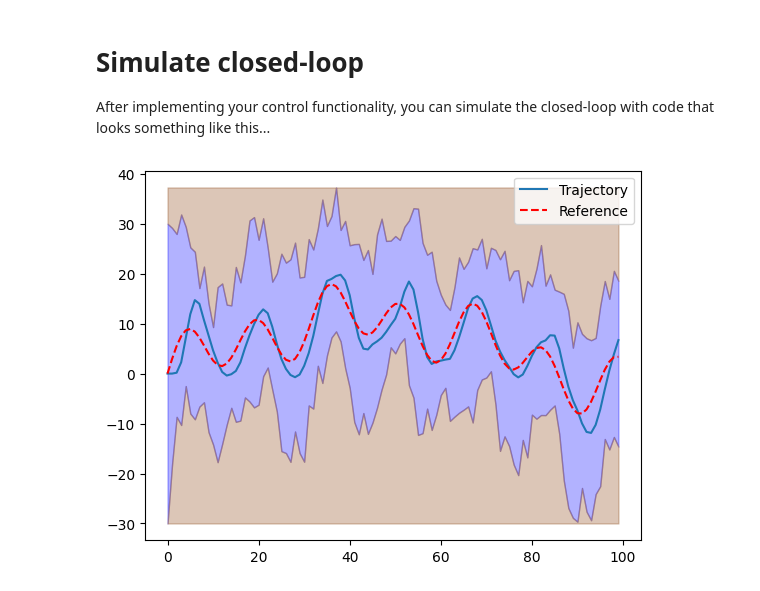
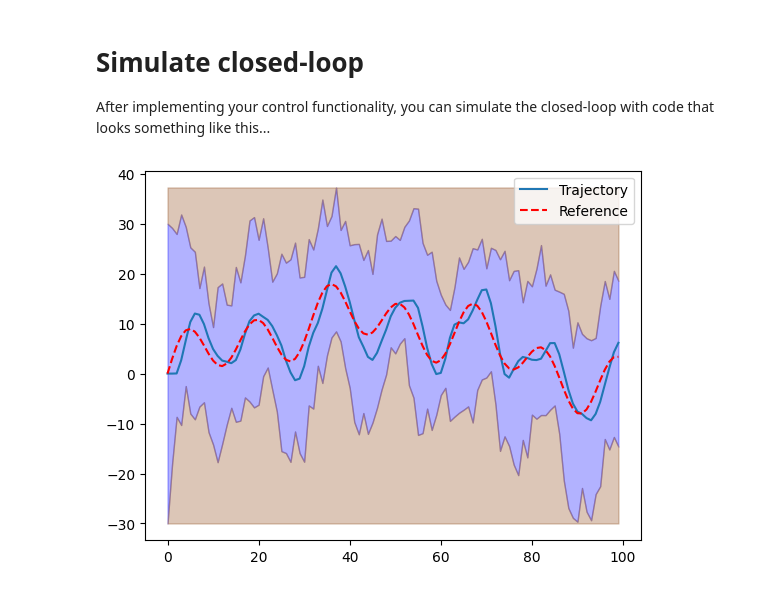
Before and after one commit to UzairImranOxford/b1-coding-practical-mt24, a Jupyter notebook: notebooks/demo.ipynb, the cells around one changed output. Drawn from its saved outputs; the diff is of its cells as text; code cells hidden in the pictures.

```diff
--- a/notebooks/demo.ipynb
+++ b/notebooks/demo.ipynb
@@ -9,23 +9,24 @@ print(sys.path)
 After implementing your control functionality, you can simulate the closed-loop with code that looks something like this...
 # %%
 #Import relevant modules
+#Add path to import libraries
+import sys
+sys.path.append("../")
 #Use importlib to reload modules each run; needed to ensure changes in module are loaded
 import importlib
 import uuv_mission.dynamic as dynamic
 importlib.reload(dynamic)
 Submarine, ClosedLoop, Mission = dynamic.Submarine, dynamic.ClosedLoop, dynamic.Mission
+import uuv_mission.control as control
+importlib.reload(control)
+PDController = control.PDController
 
 sub = Submarine()
-# Instantiate your controller (depending on your implementation)
-#Controller needs to implement controller.run(mission: Mission, t: int, observation_t: float)
-#    mission is the mission object
-#    t is the current time index, needed to index the reference position from the mission
-#    observation_t is the currently observed y position
-#    Needs to return the control signal: float
+controller = PDController()
 closed_loop = ClosedLoop(sub, controller)
 mission = Mission.from_csv("../data/mission.csv")
 
 trajectory = closed_loop.simulate_with_random_disturbances(mission)
 trajectory.plot_completed_mission(mission)
 # %% [output]
-[figure, old version]
+[figure, new version]
```
Also changed, not shown: 1 other file.
